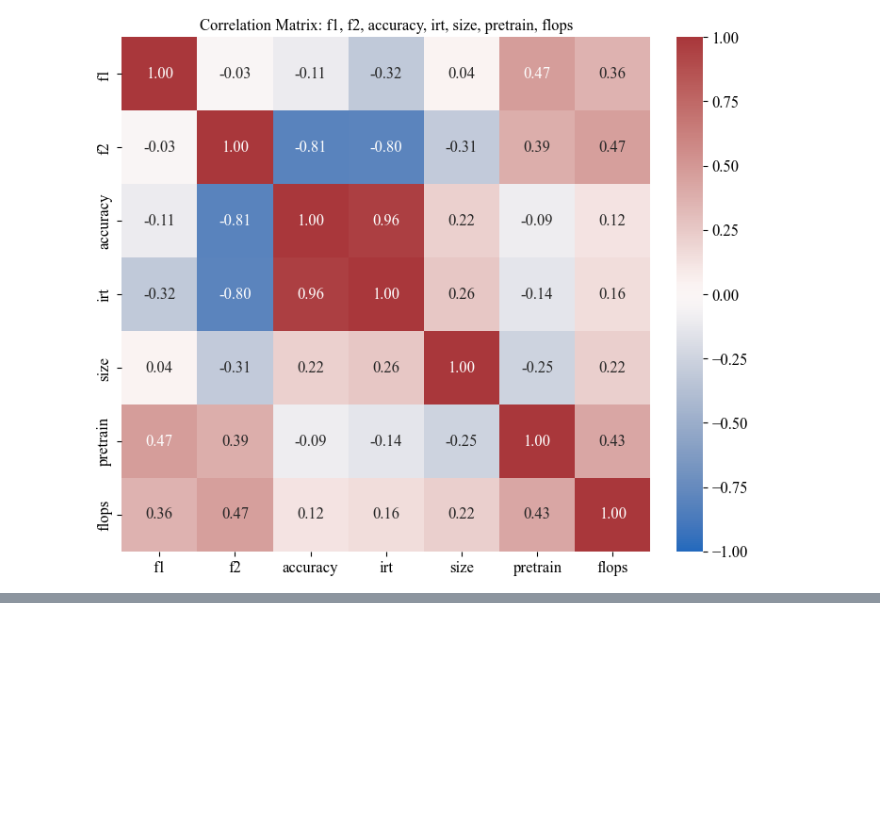
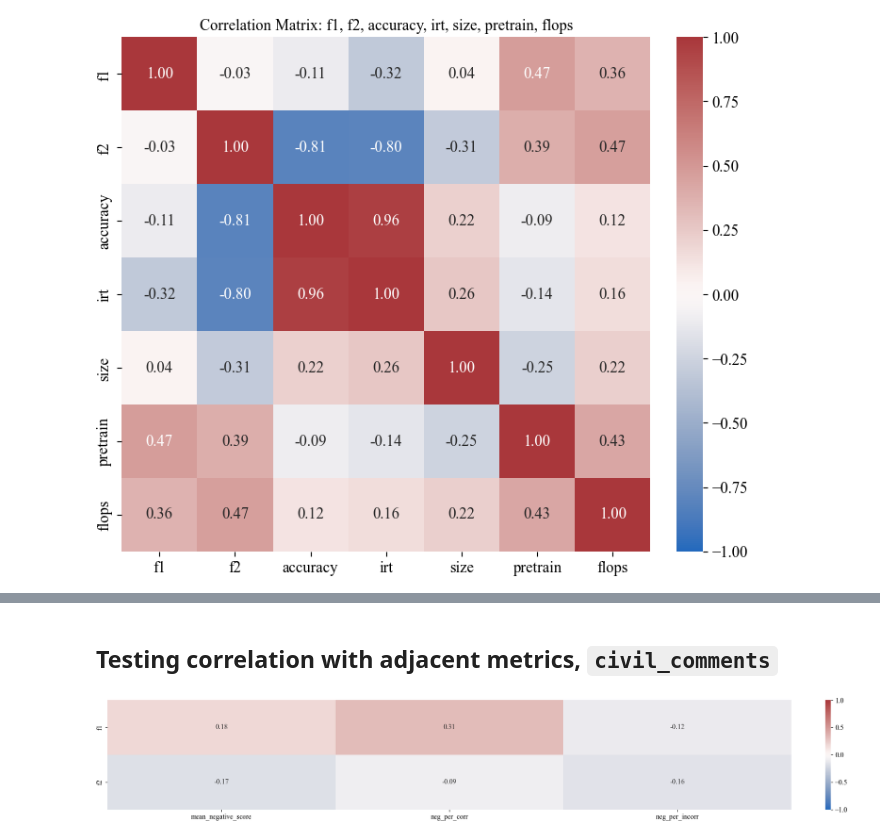
Before and after one commit to ronanhansel/reeval-multi, a Jupyter notebook: mirt-official/calibration.ipynb, the cells around one changed output, grey strips where cells are left out. Saved outputs shown, nothing was run; the diff lists cells and outputs as text; code cells hidden in the pictures; blank space fills up the shorter version.

```diff
--- a/mirt-official/calibration.ipynb
+++ b/mirt-official/calibration.ipynb
@@ -764,0 +925,2 @@ plt.show()
+# %% [markdown]
+## Testing correlation with adjacent metrics, `civil_comments`
@@ -764,0 +934,44 @@ plt.show()
+# %%
+result_matrix = resmat.sum(axis=1).to_frame(name='correct')
+# Align per-text negative scores to the order of resmat's columns
+neg_scores = result_civil_comment.loc['negative_score']
+comment_length = result_civil_comment.loc['comment_length']
+col_texts = resmat.columns.get_level_values('input.text')
+neg_aligned = neg_scores.reindex(col_texts).fillna(0).values
+
+# Consider a response "correct" when it's equal to 1 (adjust if your encoding differs)
+correct_mask = resmat == 1
+
+# Sum negative scores over the texts each model got correct, then divide by number correct
+neg_sum_per_model = (correct_mask * neg_aligned).sum(axis=1)
+result_matrix['incorrect'] = resmat.shape[1] - result_matrix['correct']
+result_matrix['comment_length'] = comment_length.mean()  # Average comment length across all texts
+result_matrix['mean_negative_score'] = neg_sum_per_model / result_matrix['correct'].replace({0: np.nan})
+result_matrix['neg_per_corr'] = result_matrix['mean_negative_score'] / result_matrix['correct'].replace({0: np.nan})
+result_matrix['neg_per_incorr'] = result_matrix['mean_negative_score'] / result_matrix['incorrect'].replace({0: np.nan})
+# %%
+import seaborn as sns
+import matplotlib.pyplot as plt
+
+# Join model specs
+conv_score_df = theta_score_df.join(result_matrix, how="left")
+
+# Select relevant columns for correlation
+corr_cols = ['mean_negative_score', 'neg_per_corr', 'neg_per_incorr', 'f1', 'f2']
+corr_df = conv_score_df[corr_cols].copy()
+
+# Compute correlation matrix
+corr_matrix = corr_df.corr(method='pearson')
+exempt_cols = ['f1', 'f2']
+corr_cols = [col for col in corr_cols if col not in exempt_cols]
+
+corr_matrix = corr_matrix.loc[['f1', 'f2'], corr_cols]
+
+# Plot correlation heatmap
+fig, ax = plt.subplots(figsize=(18, 3))
+sns.heatmap(corr_matrix, annot=True, cmap='vlag', fmt=".2f", ax=ax, vmin=-1, vmax=1)
+# Use constrained_layout to avoid RuntimeError with colorbar and tight_layout
+fig.set_constrained_layout(True)
+plt.show()
+# %% [output]
+[figure, added]
```
Also changed, not shown: parts of 16 cells of this notebook, 5 other files.
